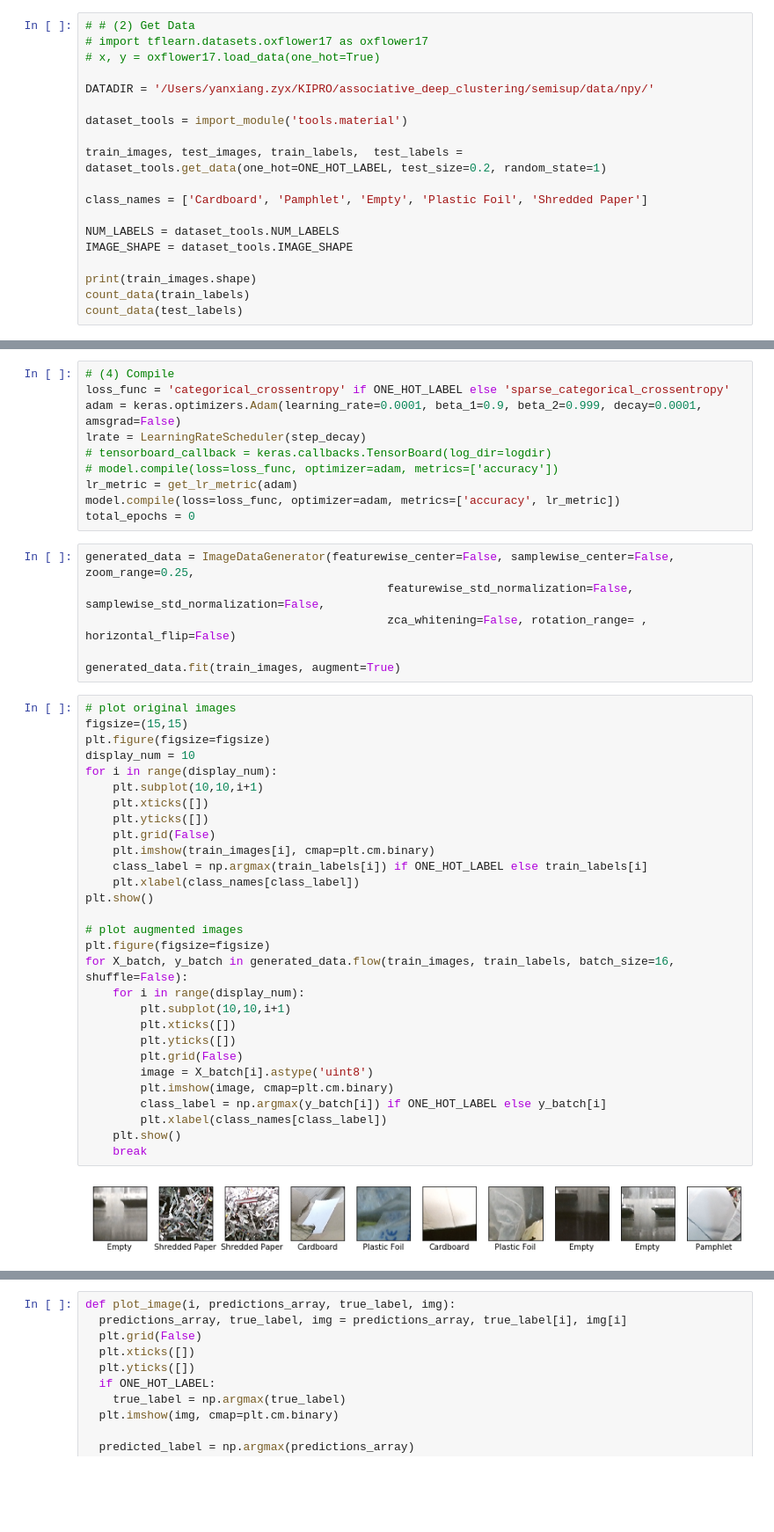
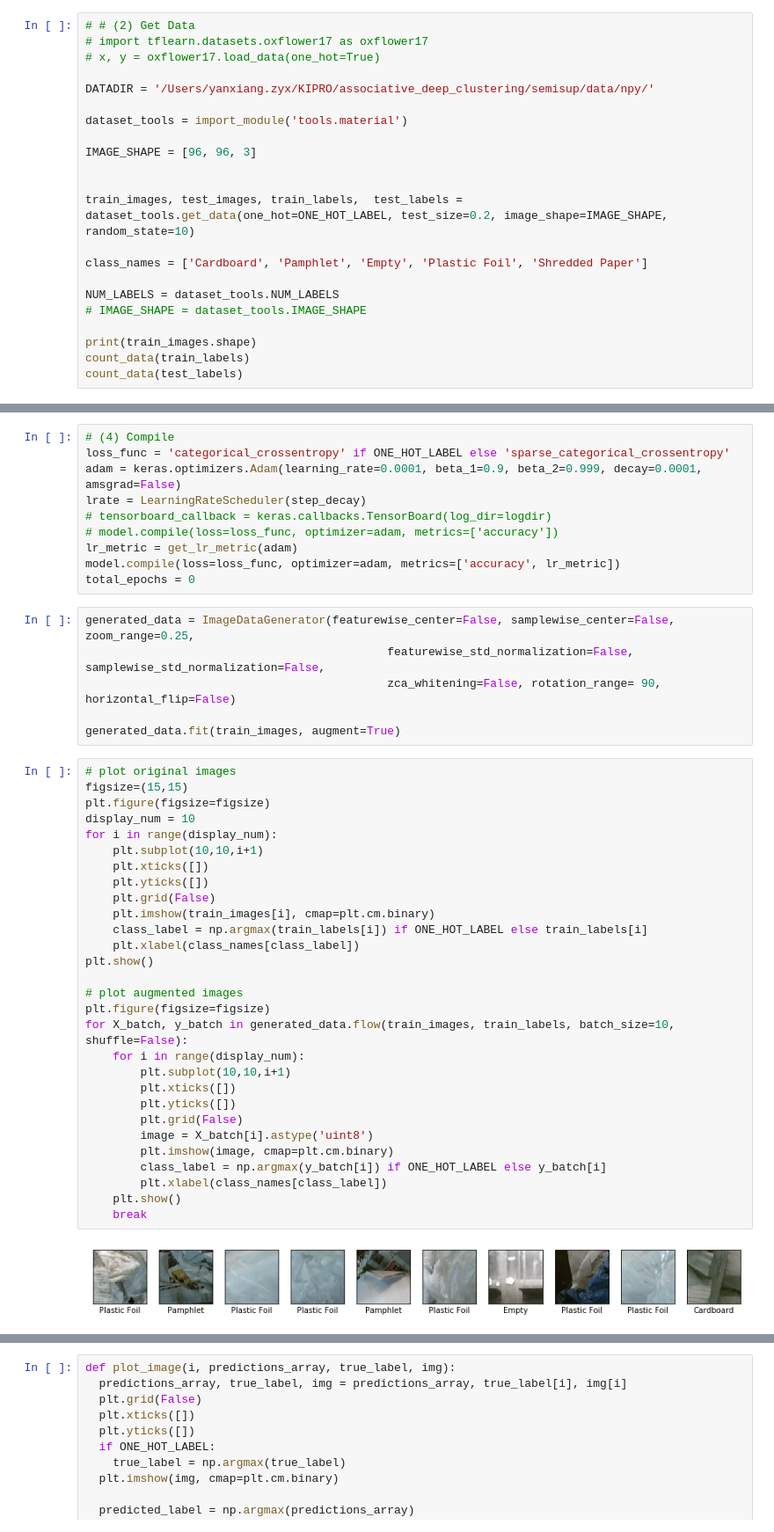
Before and after one commit to yxzhan/associative_deep_clustering, a Jupyter notebook: semisup/Keras_Alexnet.ipynb, the cells around one changed output, grey strips where cells are left out. Shown: that part at 88% size. Saved outputs shown, nothing was run; the diff lists cells and outputs as text; blank space fills up the shorter version.

```diff
--- a/semisup/Keras_Alexnet.ipynb
+++ b/semisup/Keras_Alexnet.ipynb
@@ -37,12 +37,15 @@ DATADIR = '/Users/yanxiang.zyx/KIPRO/associative_deep_clustering/semisup/data/np
 
 dataset_tools = import_module('tools.material')
 
-train_images, test_images, train_labels,  test_labels = dataset_tools.get_data(one_hot=ONE_HOT_LABEL, test_size=0.2, random_state=1)
+IMAGE_SHAPE = [96, 96, 3]
+
+
+train_images, test_images, train_labels,  test_labels = dataset_tools.get_data(one_hot=ONE_HOT_LABEL, test_size=0.2, image_shape=IMAGE_SHAPE, random_state=10)
 
 class_names = ['Cardboard', 'Pamphlet', 'Empty', 'Plastic Foil', 'Shredded Paper']
 
 NUM_LABELS = dataset_tools.NUM_LABELS
-IMAGE_SHAPE = dataset_tools.IMAGE_SHAPE
+# IMAGE_SHAPE = dataset_tools.IMAGE_SHAPE
 
 print(train_images.shape)
 count_data(train_labels)
@@ -165,37 +168,37 @@ total_epochs = 0
 # %%
 generated_data = ImageDataGenerator(featurewise_center=False, samplewise_center=False, zoom_range=0.25,
                                             featurewise_std_normalization=False, samplewise_std_normalization=False,
-                                            zca_whitening=False, rotation_range= , horizontal_flip=False)
+                                            zca_whitening=False, rotation_range= 90, horizontal_flip=False)
 
 generated_data.fit(train_images, augment=True)
 # %%
 # plot original images
 figsize=(15,15)
 plt.figure(figsize=figsize)
 display_num = 10
 for i in range(display_num):
     plt.subplot(10,10,i+1)
     plt.xticks([])
     plt.yticks([])
     plt.grid(False)
     plt.imshow(train_images[i], cmap=plt.cm.binary)
     class_label = np.argmax(train_labels[i]) if ONE_HOT_LABEL else train_labels[i]
     plt.xlabel(class_names[class_label])
 plt.show()
 
 # plot augmented images
 plt.figure(figsize=figsize)
-for X_batch, y_batch in generated_data.flow(train_images, train_labels, batch_size=16, shuffle=False):
+for X_batch, y_batch in generated_data.flow(train_images, train_labels, batch_size=10, shuffle=False):
     for i in range(display_num):
         plt.subplot(10,10,i+1)
         plt.xticks([])
         plt.yticks([])
         plt.grid(False)
         image = X_batch[i].astype('uint8')
         plt.imshow(image, cmap=plt.cm.binary)
         class_label = np.argmax(y_batch[i]) if ONE_HOT_LABEL else y_batch[i]
         plt.xlabel(class_names[class_label])
     plt.show()
     break
 # %% [output]
-[figure, old version]
+[figure, new version]
```
Also changed, not shown: parts of 8 cells of this notebook.
